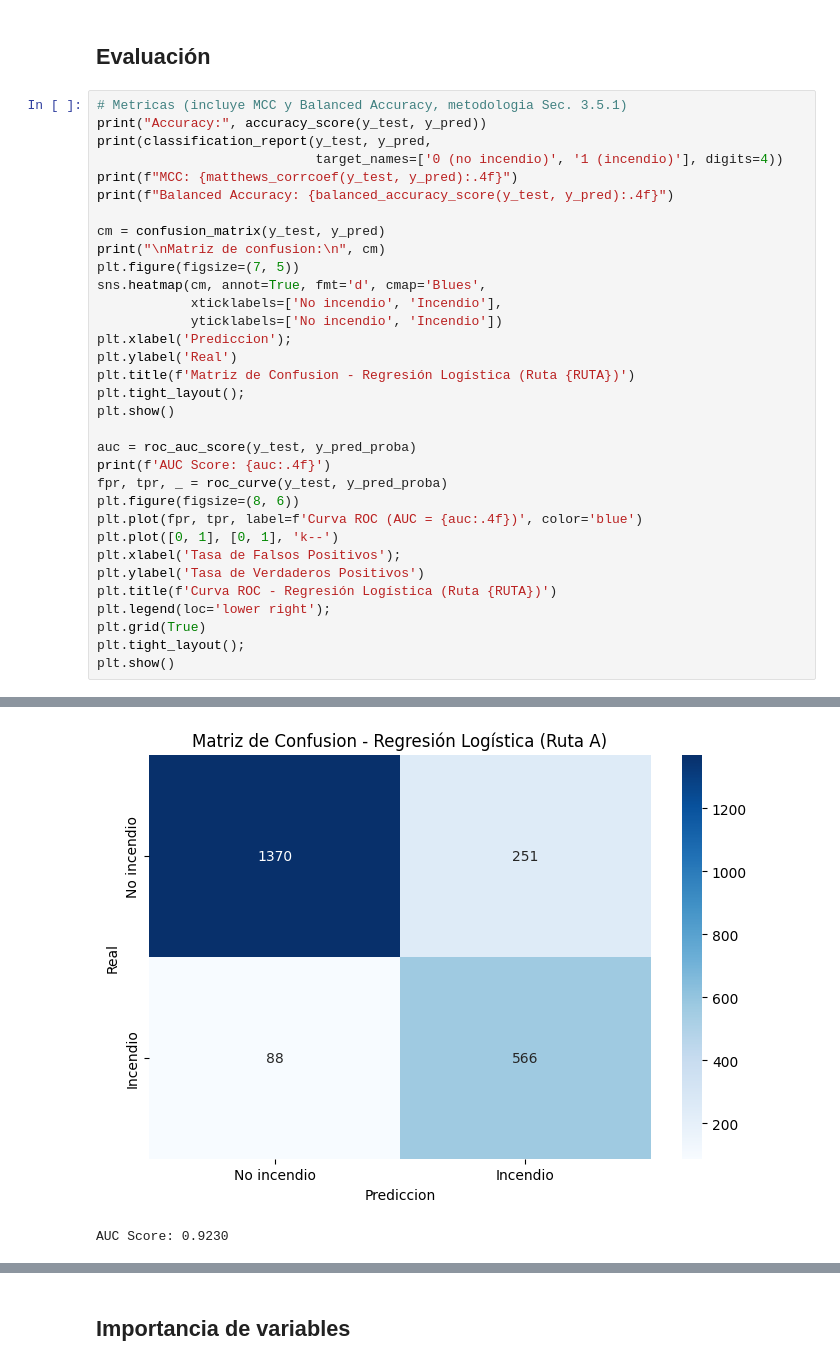
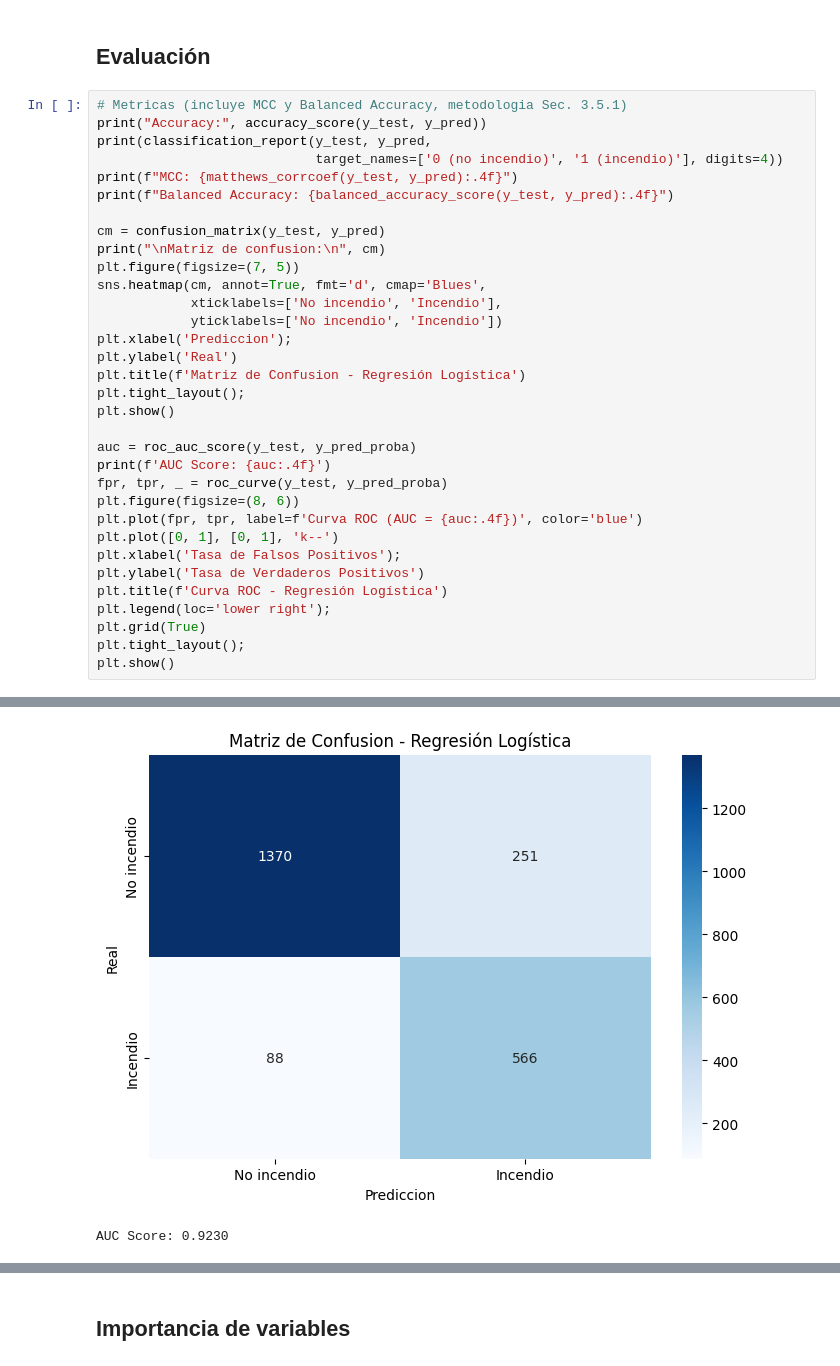
Before and after one commit to antoniozamora2002/Modelo-Machine-Learning-Para-Detectar-Incendios, a Jupyter notebook: Regresion-Logistica-Model.ipynb, the cells around one changed output, grey strips where cells are left out. Saved outputs shown, nothing was run; the diff lists cells and outputs as text.

```diff
--- a/Regresion-Logistica-Model.ipynb
+++ b/Regresion-Logistica-Model.ipynb
@@ -103,39 +103,39 @@ sns.heatmap(cm, annot=True, fmt='d', cmap='Blues',
             yticklabels=['No incendio', 'Incendio'])
 plt.xlabel('Prediccion');
 plt.ylabel('Real')
-plt.title(f'Matriz de Confusion - Regresión Logística (Ruta {RUTA})')
+plt.title(f'Matriz de Confusion - Regresión Logística')
 plt.tight_layout();
 plt.show()
 
 auc = roc_auc_score(y_test, y_pred_proba)
 print(f'AUC Score: {auc:.4f}')
 fpr, tpr, _ = roc_curve(y_test, y_pred_proba)
 plt.figure(figsize=(8, 6))
 plt.plot(fpr, tpr, label=f'Curva ROC (AUC = {auc:.4f})', color='blue')
 plt.plot([0, 1], [0, 1], 'k--')
 plt.xlabel('Tasa de Falsos Positivos');
 plt.ylabel('Tasa de Verdaderos Positivos')
-plt.title(f'Curva ROC - Regresión Logística (Ruta {RUTA})')
+plt.title(f'Curva ROC - Regresión Logística')
 plt.legend(loc='lower right');
 plt.grid(True)
 plt.tight_layout();
 plt.show()
 # %% [output]
 Accuracy: 0.850989010989011
                  precision    recall  f1-score   support
 
 0 (no incendio)     0.9396    0.8452    0.8899      1621
    1 (incendio)     0.6928    0.8654    0.7695       654
 
        accuracy                         0.8510      2275
       macro avg     0.8162    0.8553    0.8297      2275
    weighted avg     0.8687    0.8510    0.8553      2275
 
 MCC: 0.6704
 Balanced Accuracy: 0.8553
 
 Matriz de confusion:
  [[1370  251]
  [  88  566]]
-[figure, old version]
+[figure, new version]
 AUC Score: 0.9230
```
Also changed, not shown: parts of 4 cells of this notebook, 4 other files.
